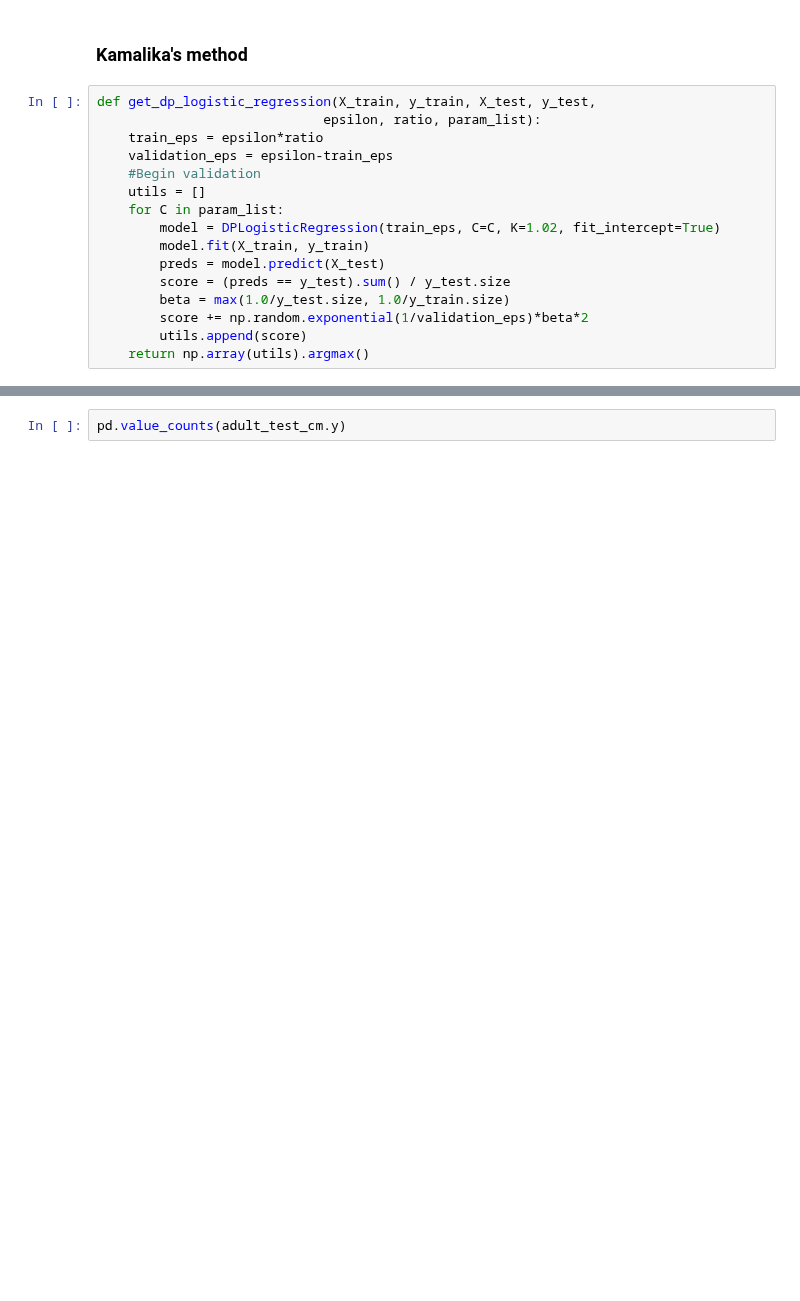
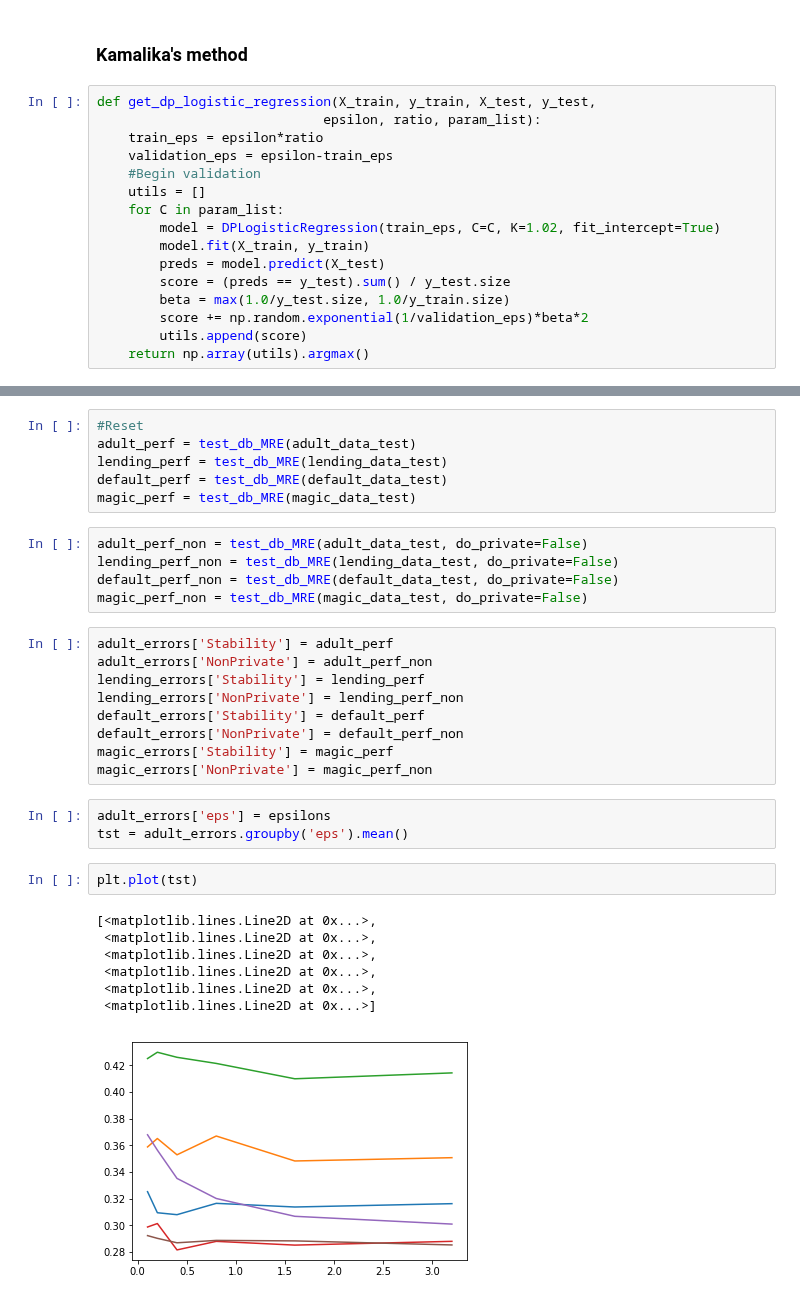
Before and after one commit to jimola/S18_Research, a Jupyter notebook: Python/LogRegChoice.ipynb, the cells around one changed output, grey strips where cells are left out. Cells and saved outputs as stored; diff of their text form; blank space fills up the shorter version.

```diff
--- a/Python/LogRegChoice.ipynb
+++ b/Python/LogRegChoice.ipynb
@@ -514,2 +374,33 @@ avgs.mean()
-# %%
-pd.value_counts(adult_test_cm.y)
+# %%
+#Reset
+adult_perf = test_db_MRE(adult_data_test)
+lending_perf = test_db_MRE(lending_data_test)
+default_perf = test_db_MRE(default_data_test)
+magic_perf = test_db_MRE(magic_data_test)
+# %%
+adult_perf_non = test_db_MRE(adult_data_test, do_private=False)
+lending_perf_non = test_db_MRE(lending_data_test, do_private=False)
+default_perf_non = test_db_MRE(default_data_test, do_private=False)
+magic_perf_non = test_db_MRE(magic_data_test, do_private=False)
+# %%
+adult_errors['Stability'] = adult_perf
+adult_errors['NonPrivate'] = adult_perf_non
+lending_errors['Stability'] = lending_perf
+lending_errors['NonPrivate'] = lending_perf_non
+default_errors['Stability'] = default_perf
+default_errors['NonPrivate'] = default_perf_non
+magic_errors['Stability'] = magic_perf
+magic_errors['NonPrivate'] = magic_perf_non
+# %%
+adult_errors['eps'] = epsilons
+tst = adult_errors.groupby('eps').mean()
+# %%
+plt.plot(tst)
+# %% [output]
+[<matplotlib.lines.Line2D at 0x...>,
+ <matplotlib.lines.Line2D at 0x...>,
+ <matplotlib.lines.Line2D at 0x...>,
+ <matplotlib.lines.Line2D at 0x...>,
+ <matplotlib.lines.Line2D at 0x...>,
+ <matplotlib.lines.Line2D at 0x...>]
+[figure, added]
```
Also changed, not shown: parts of 29 cells of this notebook, 1 other file.
